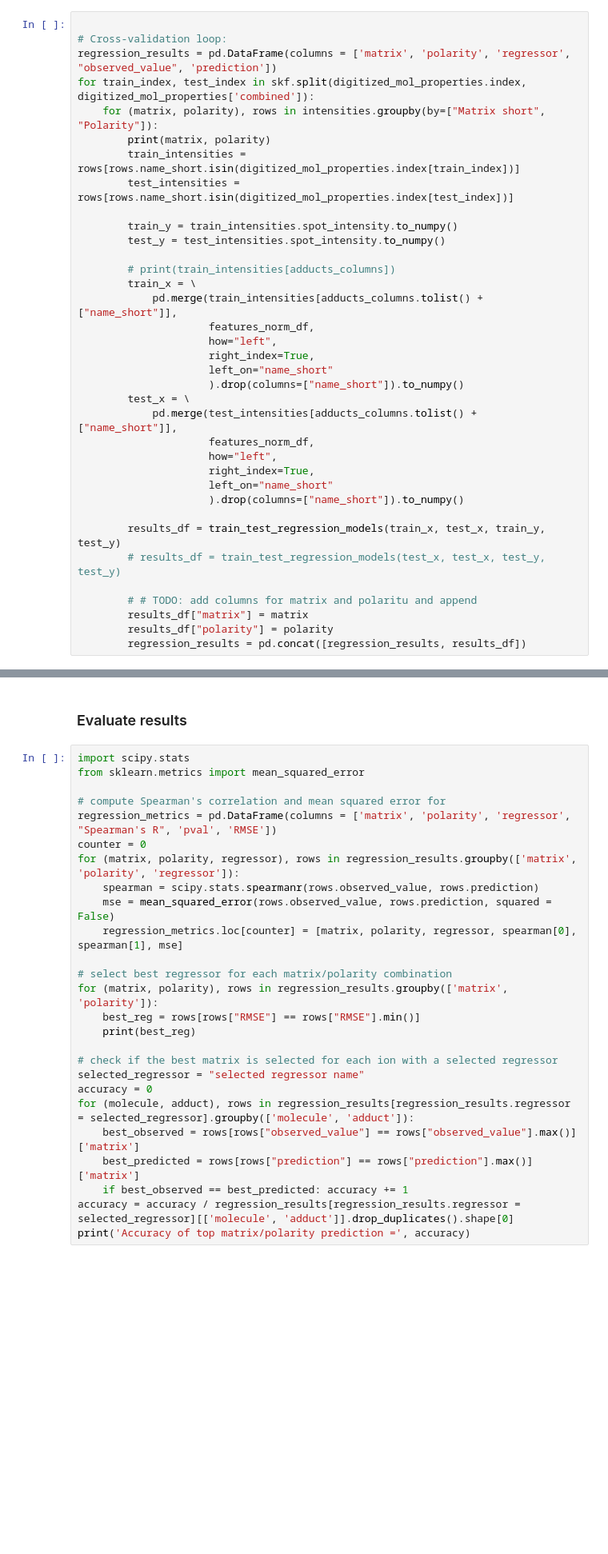
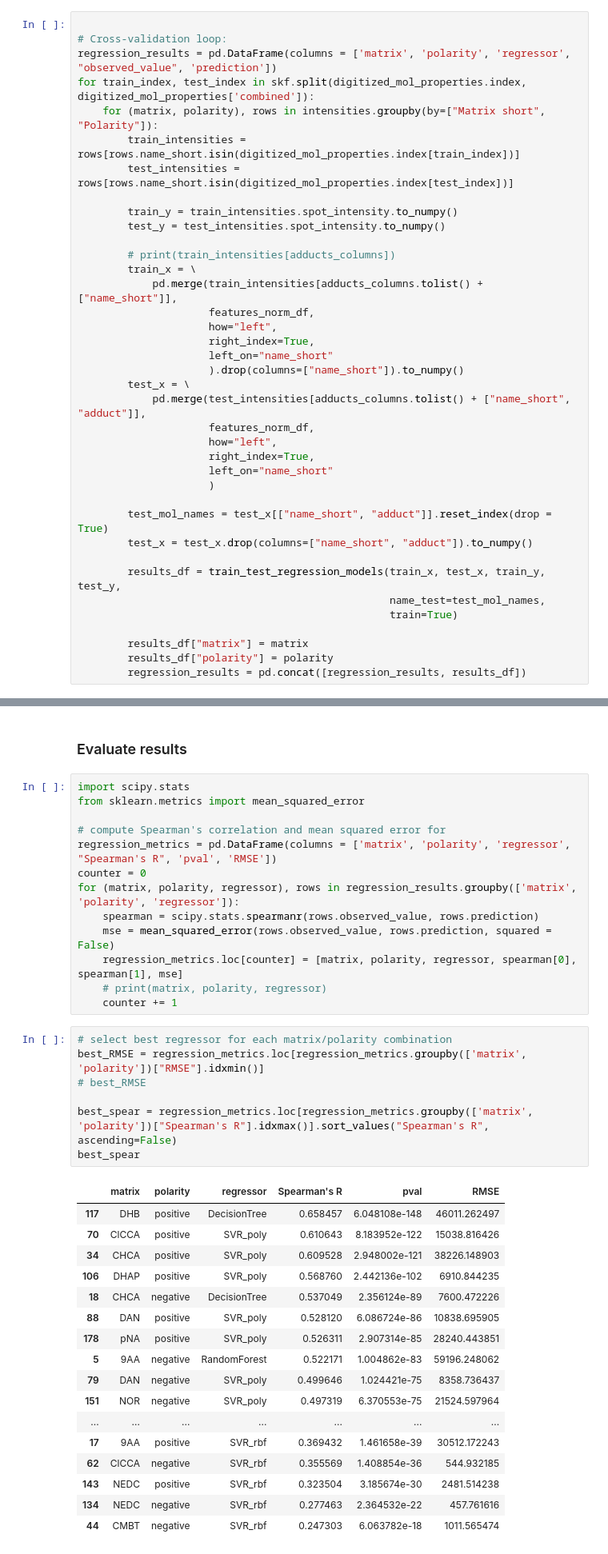
Before and after one commit to alexandrovteam/predicting-APMALDI-response, a Jupyter notebook: notebooks/regression.ipynb, the cells around one changed output, grey strips where cells are left out. Shown at 80% size. Drawn from its saved outputs; the diff is of its cells as text; blank space fills up the shorter version.

```diff
--- a/notebooks/regression.ipynb
+++ b/notebooks/regression.ipynb
@@ -456,7 +495,6 @@ adducts_columns.tolist()
 regression_results = pd.DataFrame(columns = ['matrix', 'polarity', 'regressor', "observed_value", 'prediction'])
 for train_index, test_index in skf.split(digitized_mol_properties.index, digitized_mol_properties['combined']):
     for (matrix, polarity), rows in intensities.groupby(by=["Matrix short", "Polarity"]):
-        print(matrix, polarity)
         train_intensities = rows[rows.name_short.isin(digitized_mol_properties.index[train_index])]
         test_intensities = rows[rows.name_short.isin(digitized_mol_properties.index[test_index])]
 
@@ -472,17 +510,20 @@ for train_index, test_index in skf.split(digitized_mol_properties.index, digitiz
                      left_on="name_short"
                      ).drop(columns=["name_short"]).to_numpy()
         test_x = \
-            pd.merge(test_intensities[adducts_columns.tolist() + ["name_short"]],
+            pd.merge(test_intensities[adducts_columns.tolist() + ["name_short", "adduct"]],
                      features_norm_df,
                      how="left",
                      right_index=True,
                      left_on="name_short"
-                     ).drop(columns=["name_short"]).to_numpy()
+                     )
 
-        results_df = train_test_regression_models(train_x, test_x, train_y, test_y)
-        # results_df = train_test_regression_models(test_x, test_x, test_y, test_y)
+        test_mol_names = test_x[["name_short", "adduct"]].reset_index(drop = True)
+        test_x = test_x.drop(columns=["name_short", "adduct"]).to_numpy()
 
-        # # TODO: add columns for matrix and polaritu and append
+        results_df = train_test_regression_models(train_x, test_x, train_y, test_y,
+                                                  name_test=test_mol_names,
+                                                  train=True)
+
         results_df["matrix"] = matrix
         results_df["polarity"] = polarity
         regression_results = pd.concat([regression_results, results_df])
@@ -516,18 +574,30 @@ for (matrix, polarity, regressor), rows in regression_results.groupby(['matrix',
     spearman = scipy.stats.spearmanr(rows.observed_value, rows.prediction)
     mse = mean_squared_error(rows.observed_value, rows.prediction, squared = False)
     regression_metrics.loc[counter] = [matrix, polarity, regressor, spearman[0], spearman[1], mse]
-
-# select best regressor for each matrix/polarity combination
-for (matrix, polarity), rows in regression_results.groupby(['matrix', 'polarity']):
-    best_reg = rows[rows["RMSE"] == rows["RMSE"].min()]
-    print(best_reg)
-
-# check if the best matrix is selected for each ion with a selected regressor
-selected_regressor = "selected regressor name"
-accuracy = 0
-for (molecule, adduct), rows in regression_results[regression_results.regressor = selected_regressor].groupby(['molecule', 'adduct']):
-    best_observed = rows[rows["observed_value"] == rows["observed_value"].max()]['matrix']
-    best_predicted = rows[rows["prediction"] == rows["prediction"].max()]['matrix']
-    if best_observed == best_predicted: accuracy += 1
-accuracy = accuracy / regression_results[regression_results.regressor = selected_regressor][['molecule', 'adduct']].drop_duplicates().shape[0]
-print('Accuracy of top matrix/polarity prediction =', accuracy)
+    # print(matrix, polarity, regressor)
+    counter += 1
+# %%
+# select best regressor for each matrix/polarity combination
+best_RMSE = regression_metrics.loc[regression_metrics.groupby(['matrix', 'polarity'])["RMSE"].idxmin()]
+# best_RMSE
+
+best_spear = regression_metrics.loc[regression_metrics.groupby(['matrix', 'polarity'])["Spearman's R"].idxmax()].sort_values("Spearman's R", ascending=False)
+best_spear
+# %% [output]
+|  | matrix | polarity | regressor | Spearman's R | pval | RMSE |
+| 117 | DHB | positive | DecisionTree | 0.658457 | 6.048108e-148 | 46011.262497 |
+| 70 | ClCCA | positive | SVR_poly | 0.610643 | 8.183952e-122 | 15038.816426 |
+| 34 | CHCA | positive | SVR_poly | 0.609528 | 2.948002e-121 | 38226.148903 |
+| 106 | DHAP | positive | SVR_poly | 0.568760 | 2.442136e-102 | 6910.844235 |
+| 18 | CHCA | negative | DecisionTree | 0.537049 | 2.356124e-89 | 7600.472226 |
+| 88 | DAN | positive | SVR_poly | 0.528120 | 6.086724e-86 | 10838.695905 |
+| 178 | pNA | positive | SVR_poly | 0.526311 | 2.907314e-85 | 28240.443851 |
+| 5 | 9AA | negative | RandomForest | 0.522171 | 1.004862e-83 | 59196.248062 |
+| 79 | DAN | negative | SVR_poly | 0.499646 | 1.024421e-75 | 8358.736437 |
+| 151 | NOR | negative | SVR_poly | 0.497319 | 6.370553e-75 | 21524.597964 |
+| ... | ... | ... | ... | ... | ... | ... |
+| 17 | 9AA | positive | SVR_rbf | 0.369432 | 1.461658e-39 | 30512.172243 |
+| 62 | ClCCA | negative | SVR_rbf | 0.355569 | 1.408854e-36 | 544.932185 |
+| 143 | NEDC | positive | SVR_rbf | 0.323504 | 3.185674e-30 | 2481.514238 |
+| 134 | NEDC | negative | SVR_rbf | 0.277463 | 2.364532e-22 | 457.761616 |
+| 44 | CMBT | negative | SVR_rbf | 0.247303 | 6.063782e-18 | 1011.565474 |
```
Also changed, not shown: parts of 14 cells of this notebook, 1 other file.
